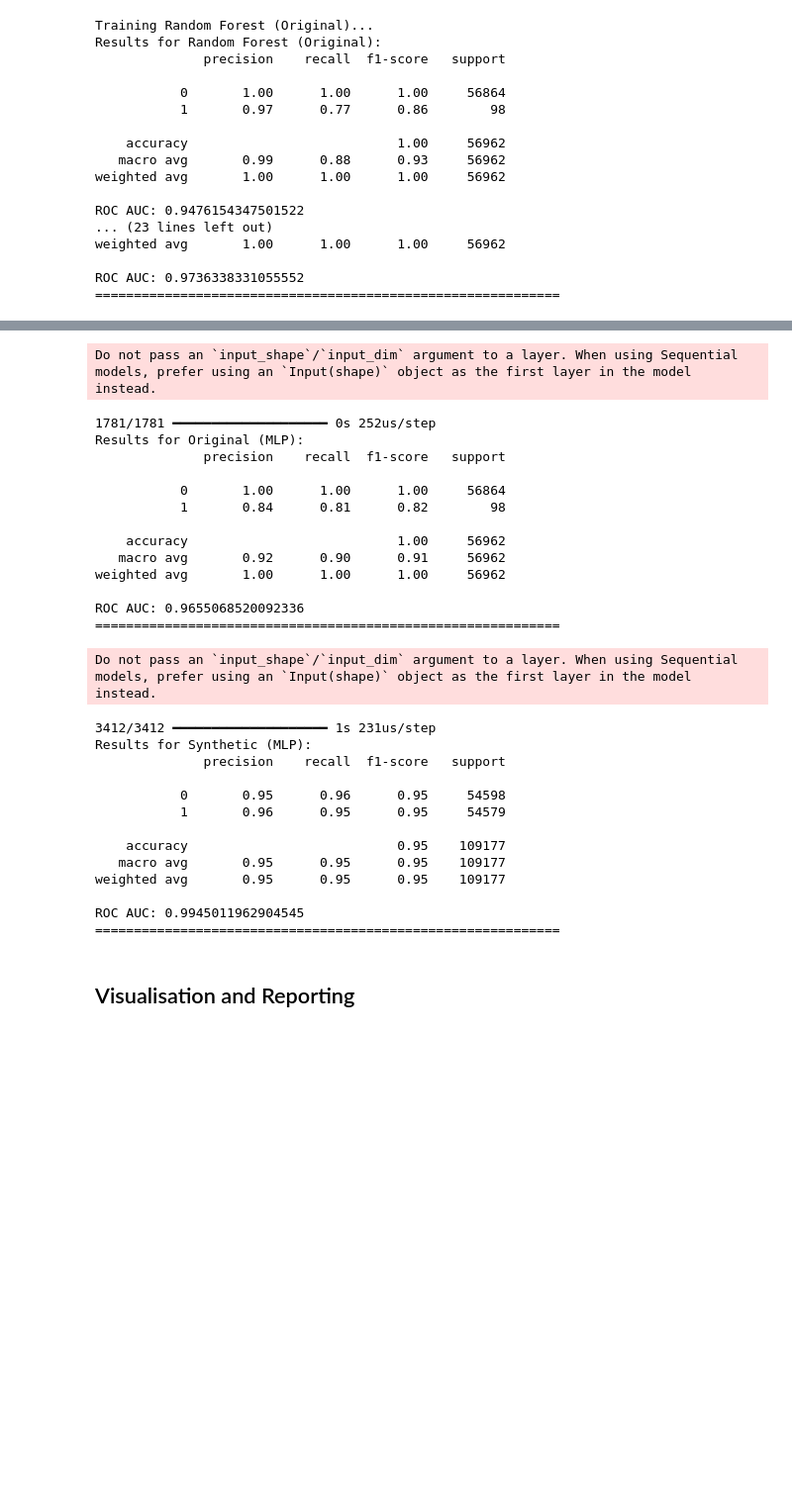
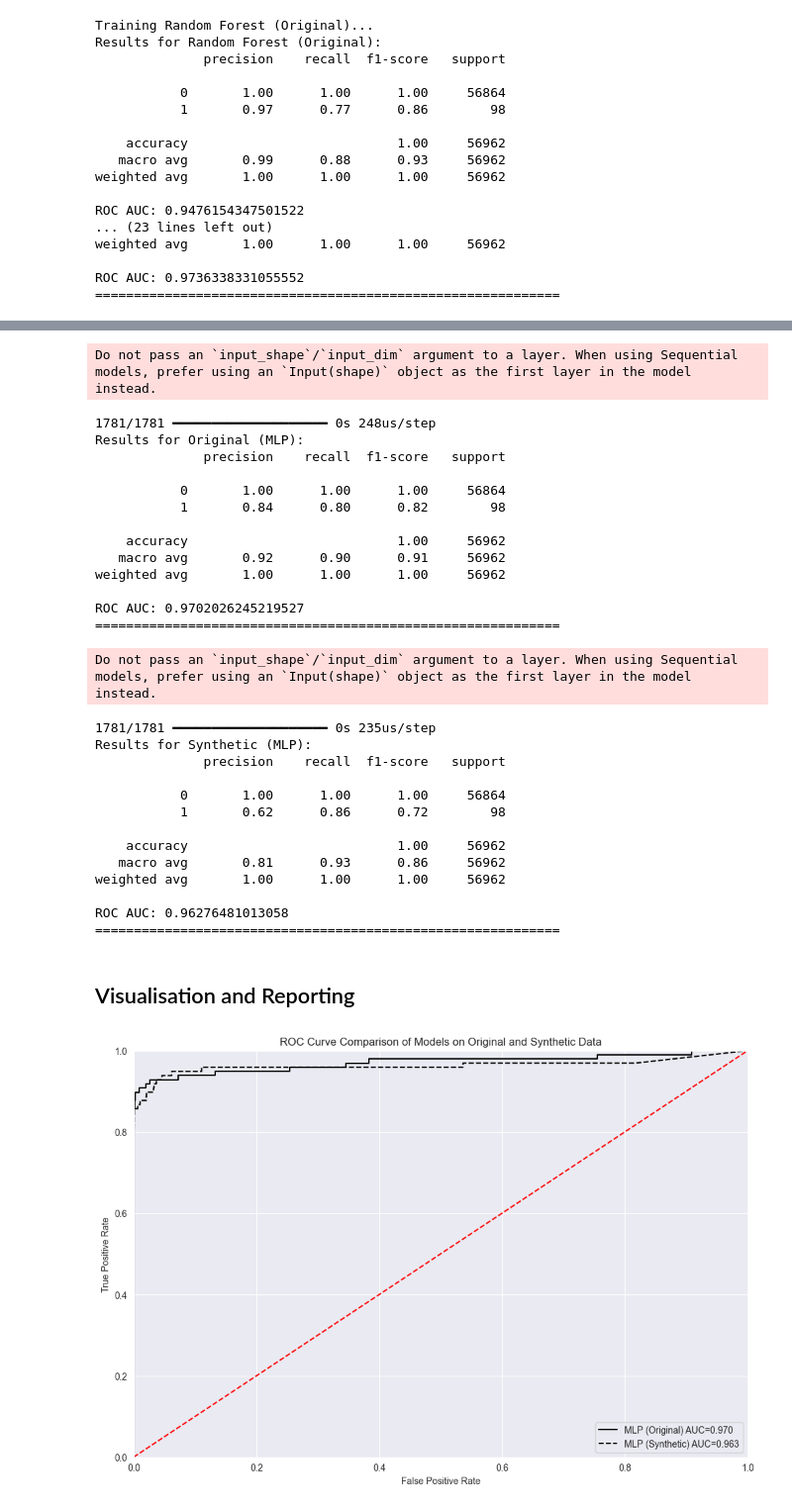
Before and after one commit to cyfangus/fraud_detection_supervised_learning, a Jupyter notebook: FraudDetection.ipynb, the cells around one changed output, grey strips where cells are left out. Shown at 99% size. Cells and saved outputs as stored; diff of their text form; code cells hidden in the pictures; blank space fills up the shorter version.

```diff
--- a/FraudDetection.ipynb
+++ b/FraudDetection.ipynb
@@ -213,8 +214,8 @@ num_samples = int(0.2 * len(train_smote_df))
 synthetic_data = synthesizer.sample(num_samples)
 
 # Now combine SMOTE data with SDV synthetic data for final training set if desired
-X_syn = pd.concat([X_smote, synthetic_data.drop('Class', axis=1)], ignore_index=True)
-y_syn = pd.concat([y_smote.reset_index(drop=True), synthetic_data['Class'].reset_index(drop=True)], ignore_index=True)
+X_train_syn = pd.concat([X_smote, synthetic_data.drop('Class', axis=1)], ignore_index=True)
+y_train_syn = pd.concat([y_smote.reset_index(drop=True), synthetic_data['Class'].reset_index(drop=True)], ignore_index=True)
 # %% [markdown]
 ## Model Training & Evaluation
 # %%
@@ -312,41 +319,59 @@ ROC AUC: 0.9621559540704194
 # %%
 # Train and eval MLP on original data
-fpr_mlp_orig, tpr_mlp_orig, auc_mlp_orig = train_and_evaluate_mlp(X_train_org, y_train_org, X_test_org, y_test_org, 'Original')
+fpr_mlp_orig, tpr_mlp_orig, auc_mlp_orig = train_and_evaluate_mlp(X_train_orig, y_train_orig, X_test, y_test, 'Original')
 # %% [output]
 Do not pass an `input_shape`/`input_dim` argument to a layer. When using Sequential models, prefer using an `Input(shape)` object as the first layer in the model instead.
-1781/1781 ━━━━━━━━━━━━━━━━━━━━ 0s 252us/step
+1781/1781 ━━━━━━━━━━━━━━━━━━━━ 0s 248us/step
 Results for Original (MLP):
               precision    recall  f1-score   support
 
            0       1.00      1.00      1.00     56864
-           1       0.84      0.81      0.82        98
+           1       0.84      0.80      0.82        98
 
     accuracy                           1.00     56962
    macro avg       0.92      0.90      0.91     56962
 weighted avg       1.00      1.00      1.00     56962
 
-ROC AUC: 0.9655068520092336
+ROC AUC: 0.9702026245219527
 ============================================================
 # %%
 # Train and eval MLP on synthetic data
-fpr_mlp_syn, tpr_mlp_syn, auc_mlp_syn = train_and_evaluate_mlp(X_train_syn, y_train_syn, X_test_syn, y_test_syn, 'Synthetic')
+fpr_mlp_syn, tpr_mlp_syn, auc_mlp_syn = train_and_evaluate_mlp(X_train_syn, y_train_syn, X_test, y_test, 'Synthetic')
 # %% [output]
 Do not pass an `input_shape`/`input_dim` argument to a layer. When using Sequential models, prefer using an `Input(shape)` object as the first layer in the model instead.
-3412/3412 ━━━━━━━━━━━━━━━━━━━━ 1s 231us/step
+1781/1781 ━━━━━━━━━━━━━━━━━━━━ 0s 235us/step
 Results for Synthetic (MLP):
               precision    recall  f1-score   support
 
-           0       0.95      0.96      0.95     54598
-           1       0.96      0.95      0.95     54579
+           0       1.00      1.00      1.00     56864
+           1       0.62      0.86      0.72        98
 
-    accuracy                           0.95    109177
-   macro avg       0.95      0.95      0.95    109177
-weighted avg       0.95      0.95      0.95    109177
+    accuracy                           1.00     56962
+   macro avg       0.81      0.93      0.86     56962
+weighted avg       1.00      1.00      1.00     56962
 
-ROC AUC: 0.9945011962904545
+ROC AUC: 0.96276481013058
 ============================================================
 # %% [markdown]
 ## Visualisation and Reporting
+# %%
+plt.figure(figsize=(12, 8))
+
+# Plot MLP ROC curves
+plt.plot(fpr_mlp_orig, tpr_mlp_orig, 'k-', label=f"MLP (Original) AUC={auc_mlp_orig:.3f}")
+plt.plot(fpr_mlp_syn, tpr_mlp_syn, 'k--', label=f"MLP (Synthetic) AUC={auc_mlp_syn:.3f}")
+
+plt.plot([0, 1], [0, 1], 'r--')
+plt.xlim([0, 1])
+plt.ylim([0, 1])
+plt.xlabel('False Positive Rate')
+plt.ylabel('True Positive Rate')
+plt.title('ROC Curve Comparison of Models on Original and Synthetic Data')
+plt.legend(loc='lower right')
+plt.grid(True)
+plt.show()
+# %% [output]
+[figure, new version]
 # %%
 plt.figure(figsize=(12, 8))
 
```
Also changed, not shown: parts of 22 cells of this notebook.
